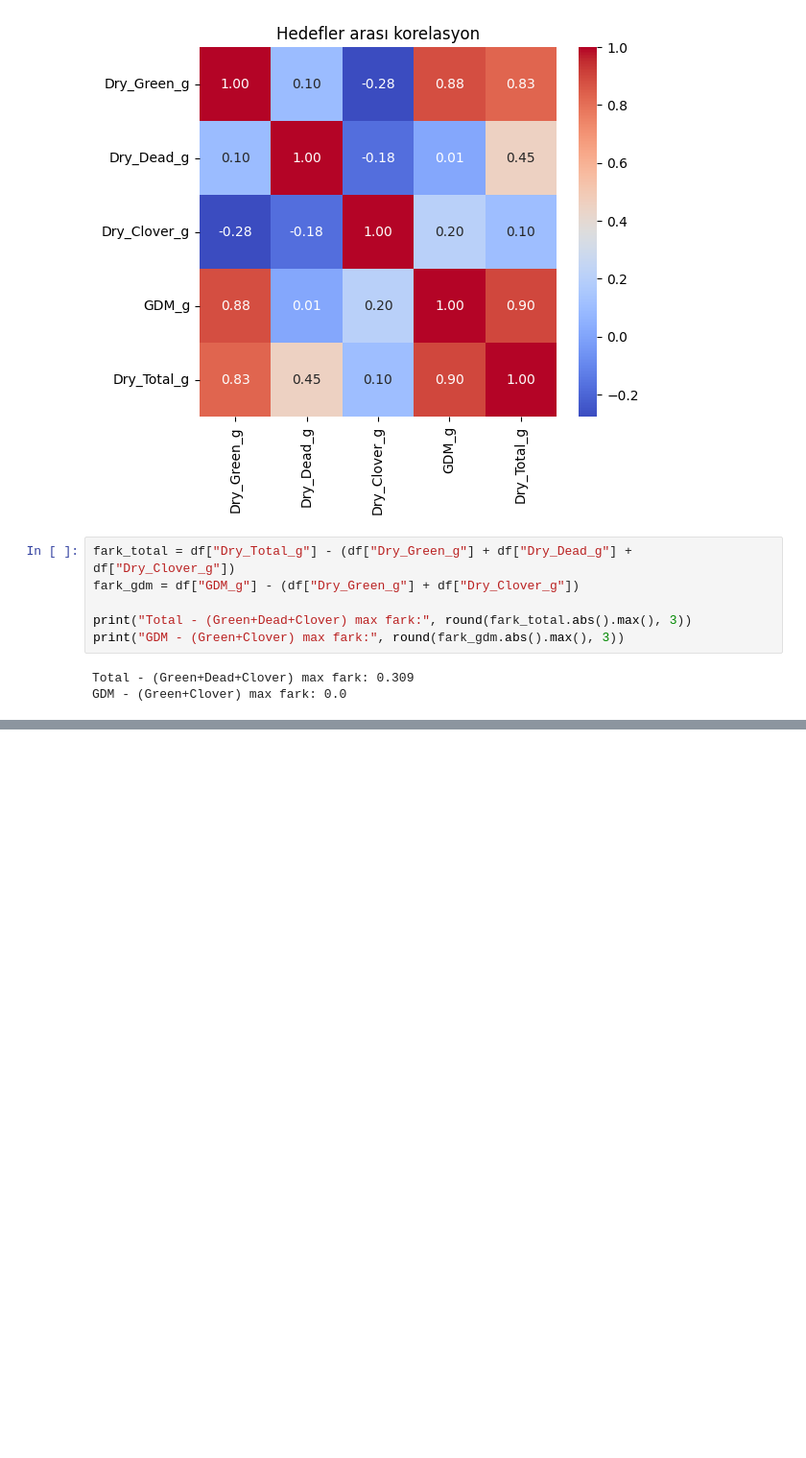
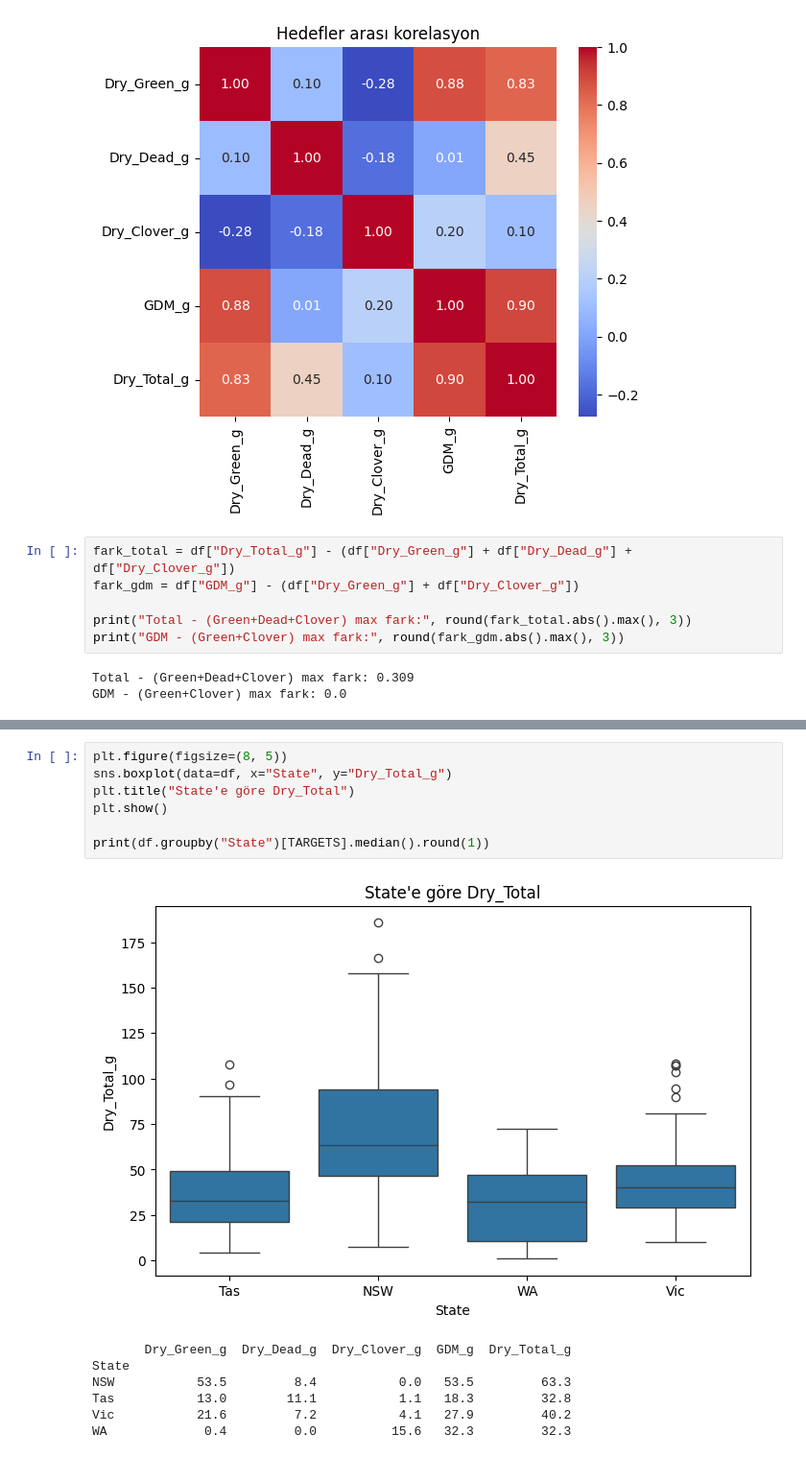
Before and after one commit to OmerNuriZ/GROUP41_CENG313, a Jupyter notebook: assignment1_eda_baseline.ipynb, the cells around one changed output, grey strips where cells are left out. Shown at 96% size. Cells and saved outputs as stored; diff of their text form; blank space fills up the shorter version.

```diff
--- a/assignment1_eda_baseline.ipynb
+++ b/assignment1_eda_baseline.ipynb
@@ -109,0 +121,15 @@ GDM - (Green+Clover) max fark: 0.0
+# %%
+plt.figure(figsize=(8, 5))
+sns.boxplot(data=df, x="State", y="Dry_Total_g")
+plt.title("State'e göre Dry_Total")
+plt.show()
+
+print(df.groupby("State")[TARGETS].median().round(1))
+# %% [output]
+[figure, added]
+       Dry_Green_g  Dry_Dead_g  Dry_Clover_g  GDM_g  Dry_Total_g
+State
+NSW           53.5         8.4           0.0   53.5         63.3
+Tas           13.0        11.1           1.1   18.3         32.8
+Vic           21.6         7.2           4.1   27.9         40.2
+WA             0.4         0.0          15.6   32.3         32.3
```
Also changed, not shown: parts of 5 cells of this notebook.
